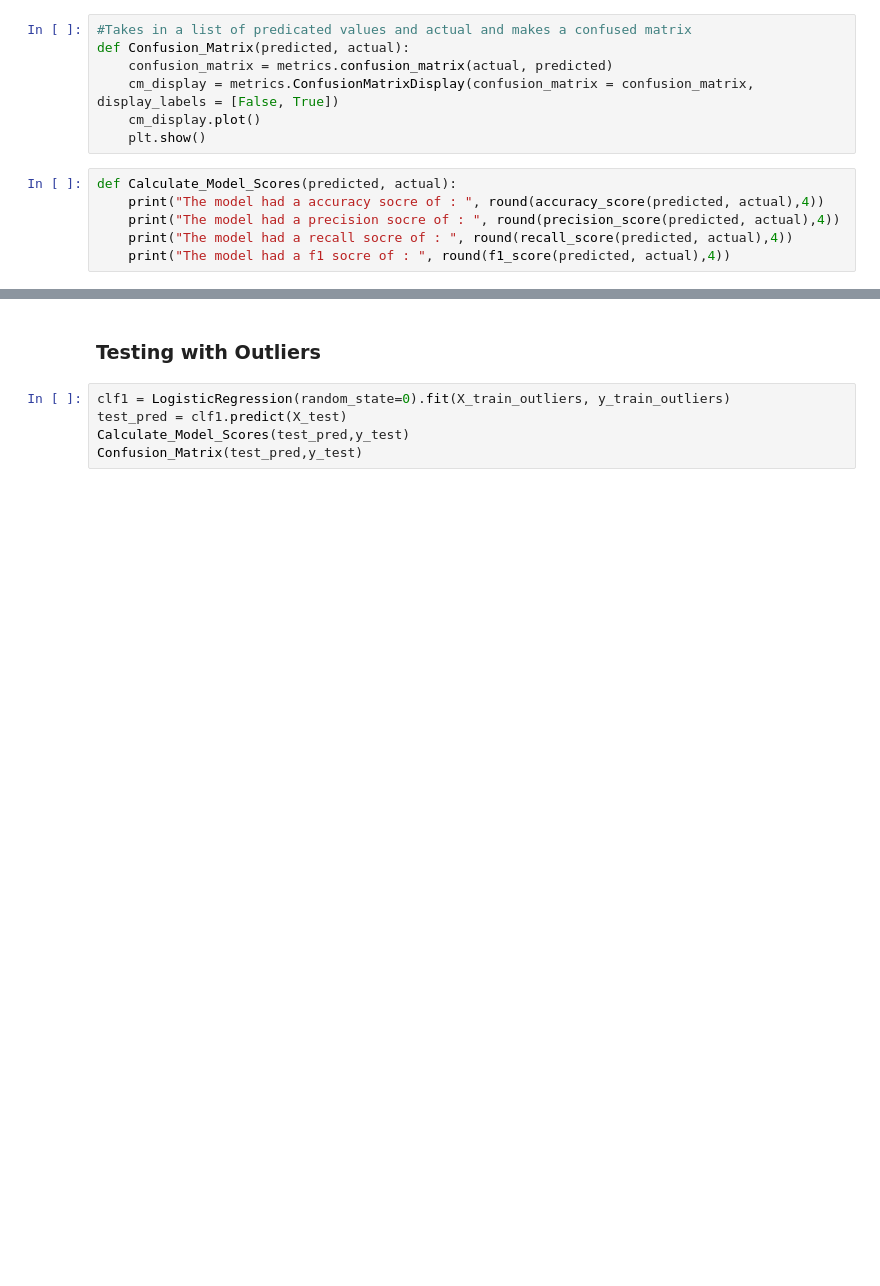
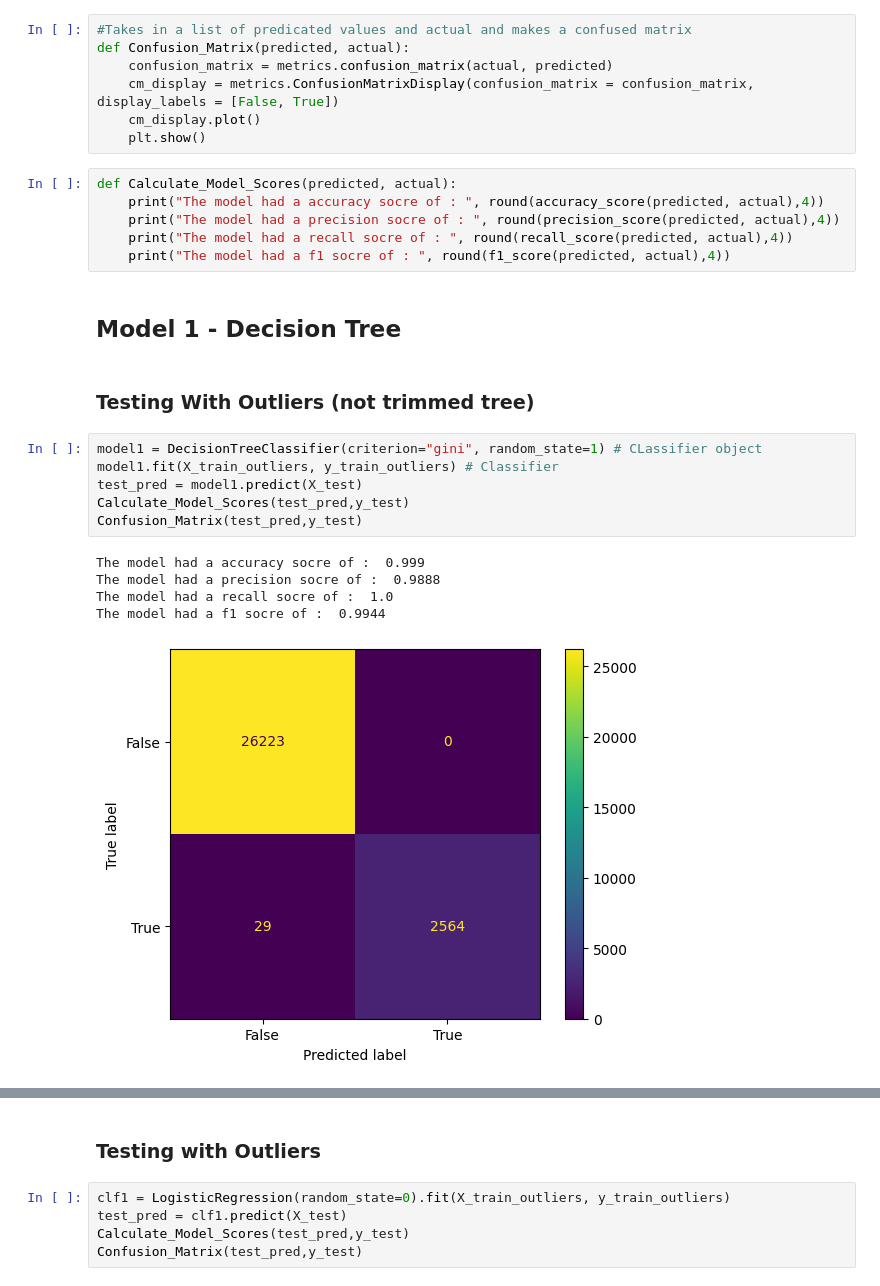
Before and after one commit to ChetanAIML/Team5, a Jupyter notebook: ML_FinalProject_Team5.ipynb, the cells around one changed output, grey strips where cells are left out. Cells and saved outputs as stored; diff of their text form; blank space fills up the shorter version.

```diff
--- a/ML_FinalProject_Team5.ipynb
+++ b/ML_FinalProject_Team5.ipynb
@@ -488,3 +507,19 @@ def Calculate_Model_Scores(predicted, actual):
     print("The model had a precision socre of : ", round(precision_score(predicted, actual),4))
     print("The model had a recall socre of : ", round(recall_score(predicted, actual),4))
     print("The model had a f1 socre of : ", round(f1_score(predicted, actual),4))
+# %% [markdown]
+## Model 1 - Decision Tree
+# %% [markdown]
+### Testing With Outliers (not trimmed tree)
+# %%
+model1 = DecisionTreeClassifier(criterion="gini", random_state=1) # CLassifier object
+model1.fit(X_train_outliers, y_train_outliers) # Classifier
+test_pred = model1.predict(X_test)
+Calculate_Model_Scores(test_pred,y_test)
+Confusion_Matrix(test_pred,y_test)
+# %% [output]
+The model had a accuracy socre of :  0.999
+The model had a precision socre of :  0.9888
+The model had a recall socre of :  1.0
+The model had a f1 socre of :  0.9944
+[figure, added]
```
Also changed, not shown: parts of 37 cells of this notebook.
